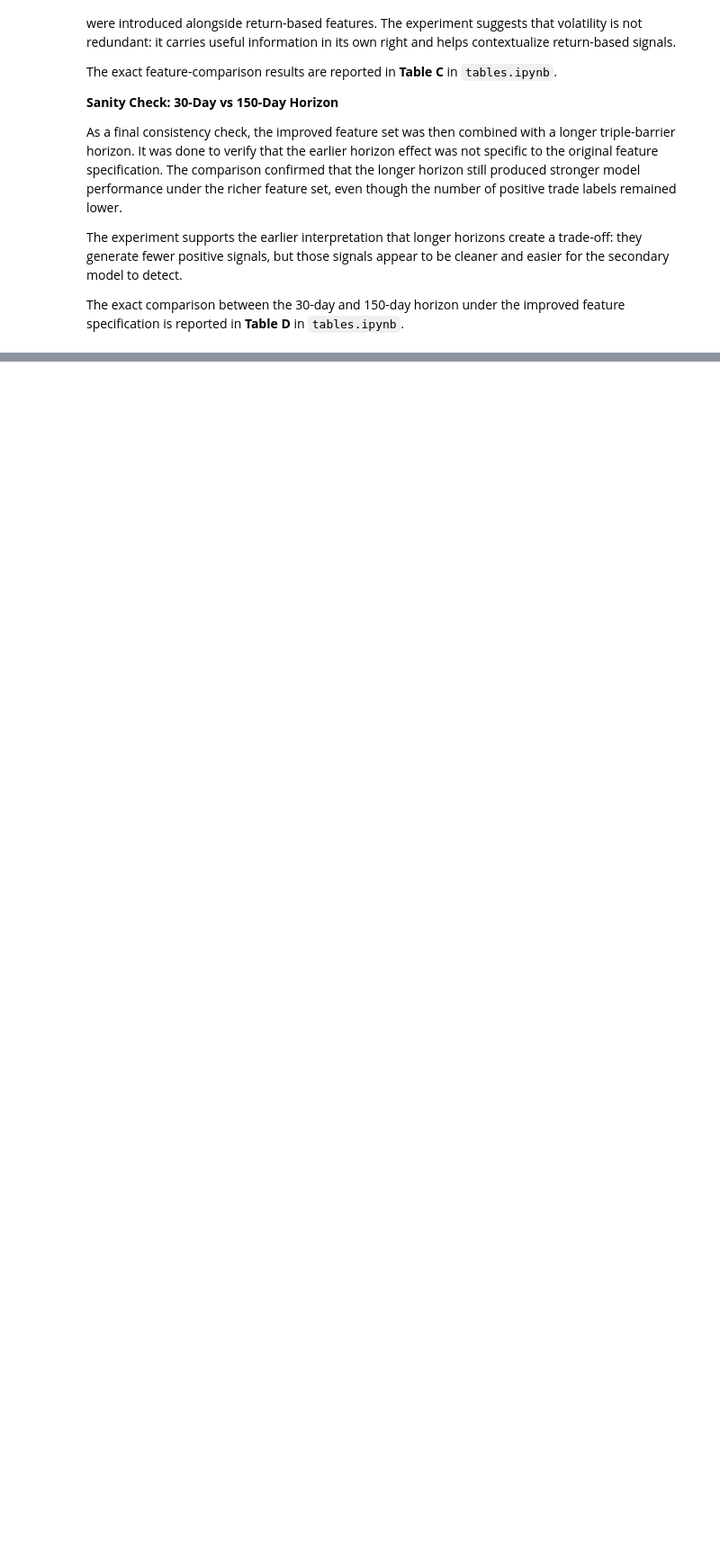
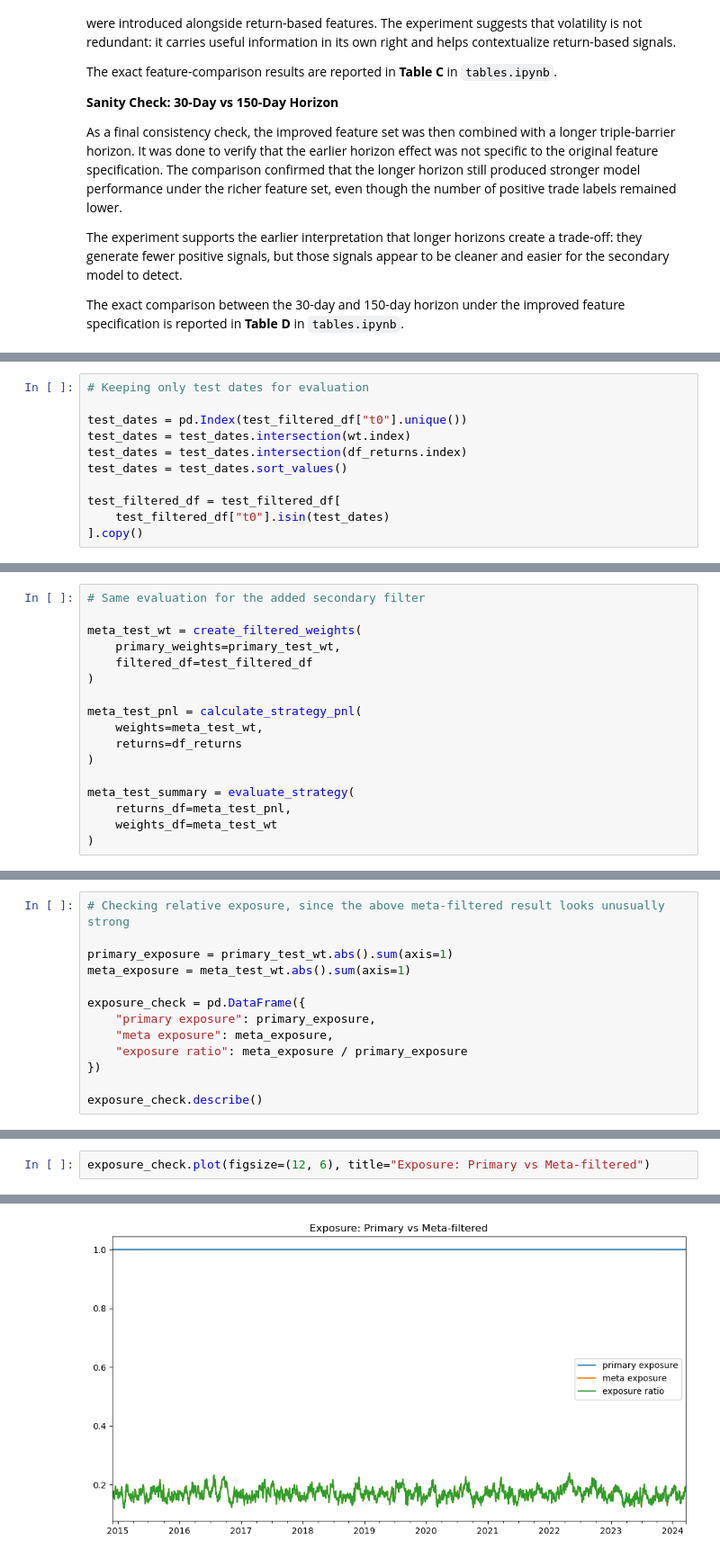
Before and after one commit to kor01qeth/meta_labeling_project, a Jupyter notebook: notebooks/main_workflow.ipynb, the cells around one changed output, grey strips where cells are left out. Shown at 90% size. Saved outputs shown, nothing was run; the diff lists cells and outputs as text; blank space fills up the shorter version.

Commit message:
Add primary secondary comparison and updated data split

```diff
--- a/notebooks/main_workflow.ipynb
+++ b/notebooks/main_workflow.ipynb
@@ -283,0 +439,11 @@ The exact comparison between the 30-day and 150-day horizon under the improved f
+# %%
+# Keeping only test dates for evaluation
+
+test_dates = pd.Index(test_filtered_df["t0"].unique())
+test_dates = test_dates.intersection(wt.index)
+test_dates = test_dates.intersection(df_returns.index)
+test_dates = test_dates.sort_values()
+
+test_filtered_df = test_filtered_df[
+    test_filtered_df["t0"].isin(test_dates)
+].copy()
@@ -283,0 +466,17 @@ The exact comparison between the 30-day and 150-day horizon under the improved f
+# %%
+# Same evaluation for the added secondary filter
+
+meta_test_wt = create_filtered_weights(
+    primary_weights=primary_test_wt,
+    filtered_df=test_filtered_df
+)
+
+meta_test_pnl = calculate_strategy_pnl(
+    weights=meta_test_wt,
+    returns=df_returns
+)
+
+meta_test_summary = evaluate_strategy(
+    returns_df=meta_test_pnl,
+    weights_df=meta_test_wt
+)
@@ -283,0 +503,13 @@ The exact comparison between the 30-day and 150-day horizon under the improved f
+# %%
+# Checking relative exposure, since the above meta-filtered result looks unusually strong
+
+primary_exposure = primary_test_wt.abs().sum(axis=1)
+meta_exposure = meta_test_wt.abs().sum(axis=1)
+
+exposure_check = pd.DataFrame({
+    "primary exposure": primary_exposure,
+    "meta exposure": meta_exposure,
+    "exposure ratio": meta_exposure / primary_exposure
+})
+
+exposure_check.describe()
@@ -283,0 +526,3 @@ The exact comparison between the 30-day and 150-day horizon under the improved f
+# %%
+exposure_check.plot(figsize=(12, 6), title="Exposure: Primary vs Meta-filtered")
+# %% [output]
@@ -283,0 +530 @@ The exact comparison between the 30-day and 150-day horizon under the improved f
+[figure, added]
```
Also changed, not shown: parts of 18 cells of this notebook, 2 other files.
